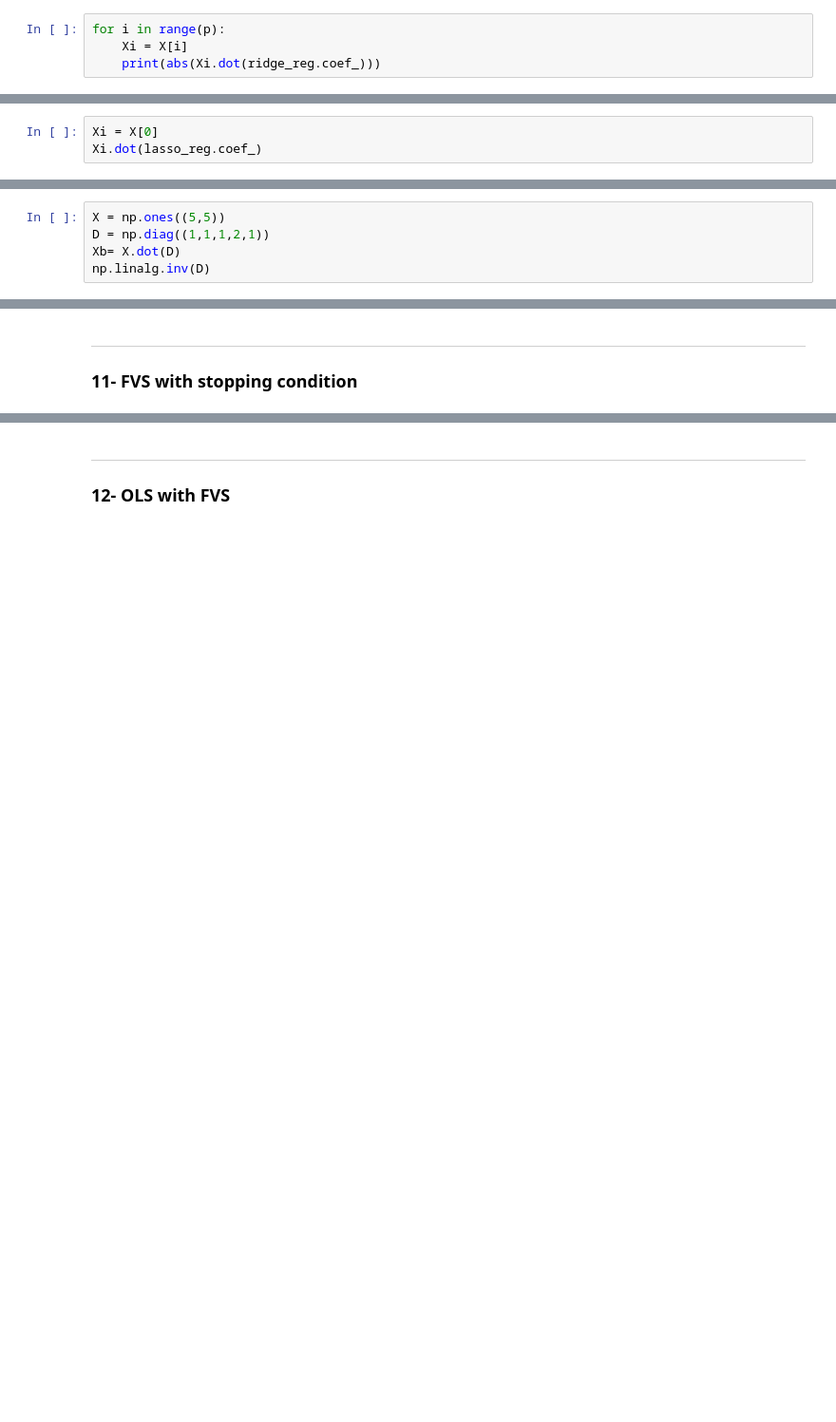
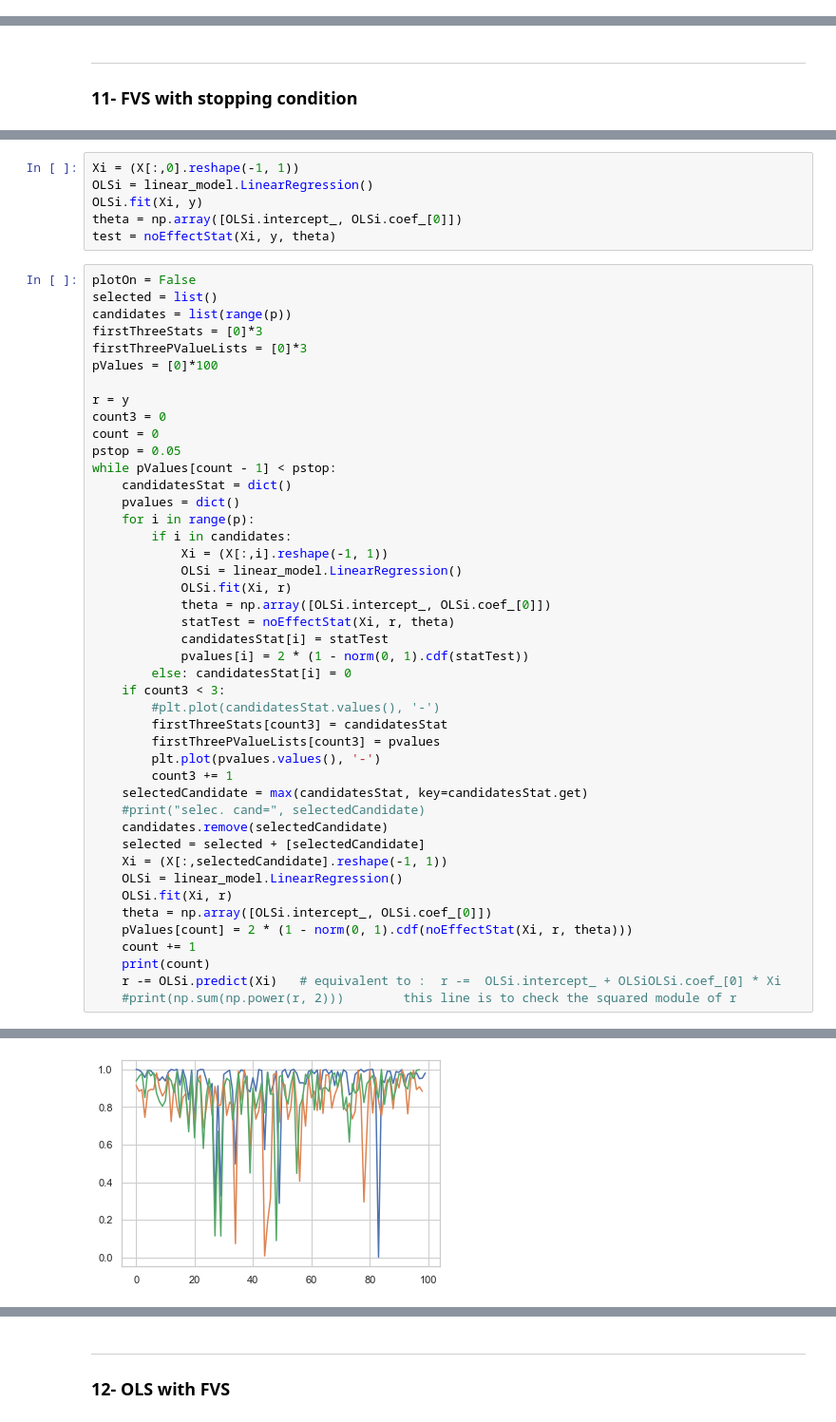
Before and after one commit to Bourhano/TelecomParis, a Jupyter notebook: StatisticsOLS/sd-tsia204_lab2_dernayka_bourhan.ipynb, the cells around one changed output, grey strips where cells are left out. Shown at 95% size. Cells and saved outputs as stored; diff of their text form; blank space fills up the shorter version.

Commit message:
implement Forward Variable Selection without criterion

```diff
--- a/StatisticsOLS/sd-tsia204_lab2_dernayka_bourhan.ipynb
+++ b/StatisticsOLS/sd-tsia204_lab2_dernayka_bourhan.ipynb
@@ -455,7 +513,3 @@ def s_hat(X):
 X = X_train_matrix_fitted
 X_test = X_test_fitted
 y = y_train
-# %%
-for i in range(p):
-    Xi = X[i]
-    print(abs(Xi.dot(ridge_reg.coef_)))
@@ -480,3 +515,0 @@ for i in range(p):
-# %%
-Xi = X[0]
-Xi.dot(lasso_reg.coef_)
@@ -490,5 +515,0 @@ np.diag(np.linalg.inv(gram))[2]
-# %%
-X = np.ones((5,5))
-D = np.diag((1,1,1,2,1))
-Xb= X.dot(D)
-np.linalg.inv(D)
@@ -503,0 +556,51 @@ ___
+# %%
+Xi = (X[:,0].reshape(-1, 1))
+OLSi = linear_model.LinearRegression()
+OLSi.fit(Xi, y)
+theta = np.array([OLSi.intercept_, OLSi.coef_[0]])
+test = noEffectStat(Xi, y, theta)
+# %%
+plotOn = False
+selected = list()
+candidates = list(range(p))
+firstThreeStats = [0]*3
+firstThreePValueLists = [0]*3
+pValues = [0]*100
+
+r = y
+count3 = 0
+count = 0
+pstop = 0.05
+while pValues[count - 1] < pstop:
+    candidatesStat = dict()
+    pvalues = dict()
+    for i in range(p):
+        if i in candidates:
+            Xi = (X[:,i].reshape(-1, 1))
+            OLSi = linear_model.LinearRegression()
+            OLSi.fit(Xi, r)
+            theta = np.array([OLSi.intercept_, OLSi.coef_[0]])
+            statTest = noEffectStat(Xi, r, theta)
+            candidatesStat[i] = statTest
+            pvalues[i] = 2 * (1 - norm(0, 1).cdf(statTest))
+        else: candidatesStat[i] = 0
+    if count3 < 3:
+        #plt.plot(candidatesStat.values(), '-')
+        firstThreeStats[count3] = candidatesStat
+        firstThreePValueLists[count3] = pvalues
+        plt.plot(pvalues.values(), '-')
+        count3 += 1
+    selectedCandidate = max(candidatesStat, key=candidatesStat.get)
+    #print("selec. cand=", selectedCandidate)
+    candidates.remove(selectedCandidate)
+    selected = selected + [selectedCandidate]
+    Xi = (X[:,selectedCandidate].reshape(-1, 1))
+    OLSi = linear_model.LinearRegression()
+    OLSi.fit(Xi, r)
+    theta = np.array([OLSi.intercept_, OLSi.coef_[0]])
+    pValues[count] = 2 * (1 - norm(0, 1).cdf(noEffectStat(Xi, r, theta)))
+    count += 1
+    print(count)
+    r -= OLSi.predict(Xi)   # equivalent to :  r -=  OLSi.intercept_ + OLSiOLSi.coef_[0] * Xi
+    #print(np.sum(np.power(r, 2)))        this line is to check the squared module of r
+# %% [output]
@@ -503,0 +610 @@ ___
+[figure, added]
```
Also changed, not shown: parts of 61 cells of this notebook.
